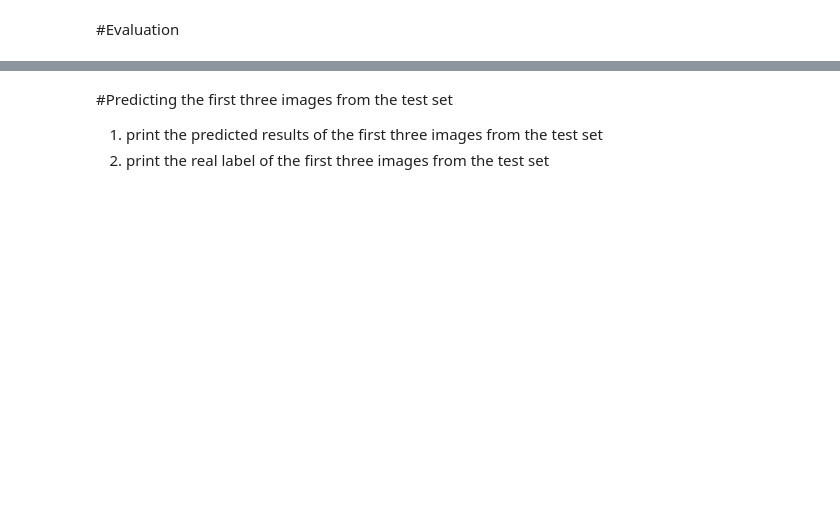
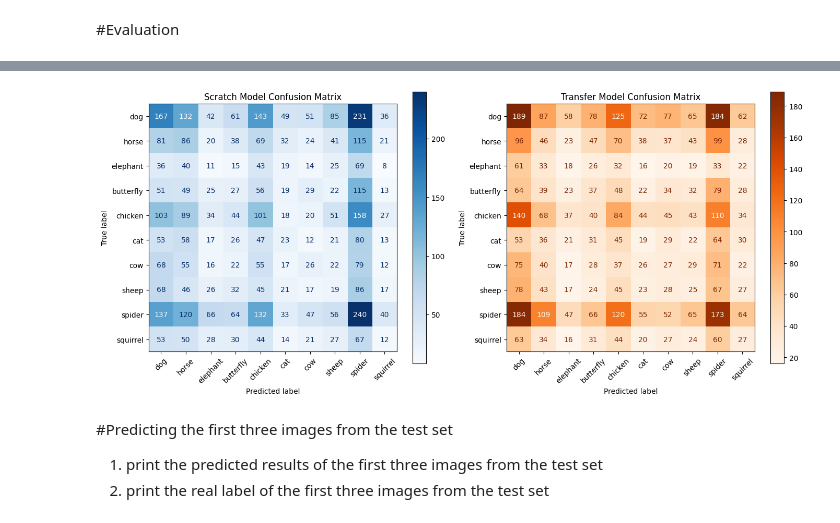
Before and after one commit to mauwrq/final_project_cecs456, a Jupyter notebook: final_project_cecs456.ipynb, the cells around one changed output, grey strips where cells are left out. Saved outputs shown, nothing was run; the diff lists cells and outputs as text; code cells hidden in the pictures; blank space fills up the shorter version.

```diff
--- a/final_project_cecs456.ipynb
+++ b/final_project_cecs456.ipynb
@@ -113,3 +264,32 @@ Accuracy of Testing Set: 0.9747850894927979
+# %%
+def get_preds_labels(model, dataset):
+    y_true = np.concatenate([np.argmax(y, axis=1) if y.ndim > 1 else y for x, y in dataset], axis=0)
+    y_pred = np.concatenate([np.argmax(model.predict(x, verbose=0), axis=1) for x, y in dataset], axis=0)
+    return y_true, y_pred
+
+translate = {"cane": "dog", "cavallo": "horse", "elefante": "elephant", "farfalla": "butterfly", "gallina": "chicken", "gatto": "cat", "mucca": "cow", "pecora": "sheep", "scoiattolo": "squirrel", "dog": "cane", "cavallo": "horse", "elephant" : "elefante", "butterfly": "farfalla", "chicken": "gallina", "cat": "gatto", "cow": "mucca", "ragno": "spider", "squirrel": "scoiattolo"}
+class_names_s = [translate.get(name, name) for name in train_ds_128.class_names]
+class_names_t = [translate.get(name, name) for name in train_ds_224.class_names]
+
+y_true_s, y_pred_s = get_preds_labels(scratch, test_ds_128)
+y_true_t, y_pred_t = get_preds_labels(transfer, test_ds_224)
+
+fig, axes = plt.subplots(1, 2, figsize=(14, 6))
+
+cm_s = confusion_matrix(y_true_s, y_pred_s)
+disp_s = ConfusionMatrixDisplay(cm_s, display_labels=class_names_s)
+disp_s.plot(ax=axes[0], cmap=plt.cm.Blues, xticks_rotation=45)
+axes[0].set_title("Scratch Model Confusion Matrix")
+
+cm_t = confusion_matrix(y_true_t, y_pred_t)
+disp_t = ConfusionMatrixDisplay(cm_t, display_labels=class_names_t)
+disp_t.plot(ax=axes[1], cmap=plt.cm.Oranges, xticks_rotation=45)
+axes[1].set_title("Transfer Model Confusion Matrix")
+
+plt.tight_layout()
+plt.show()
+# %% [output]
+[figure, added]
 # %% [markdown]
 #Predicting the first three images from the test set
 
```
Also changed, not shown: parts of 28 cells of this notebook.
